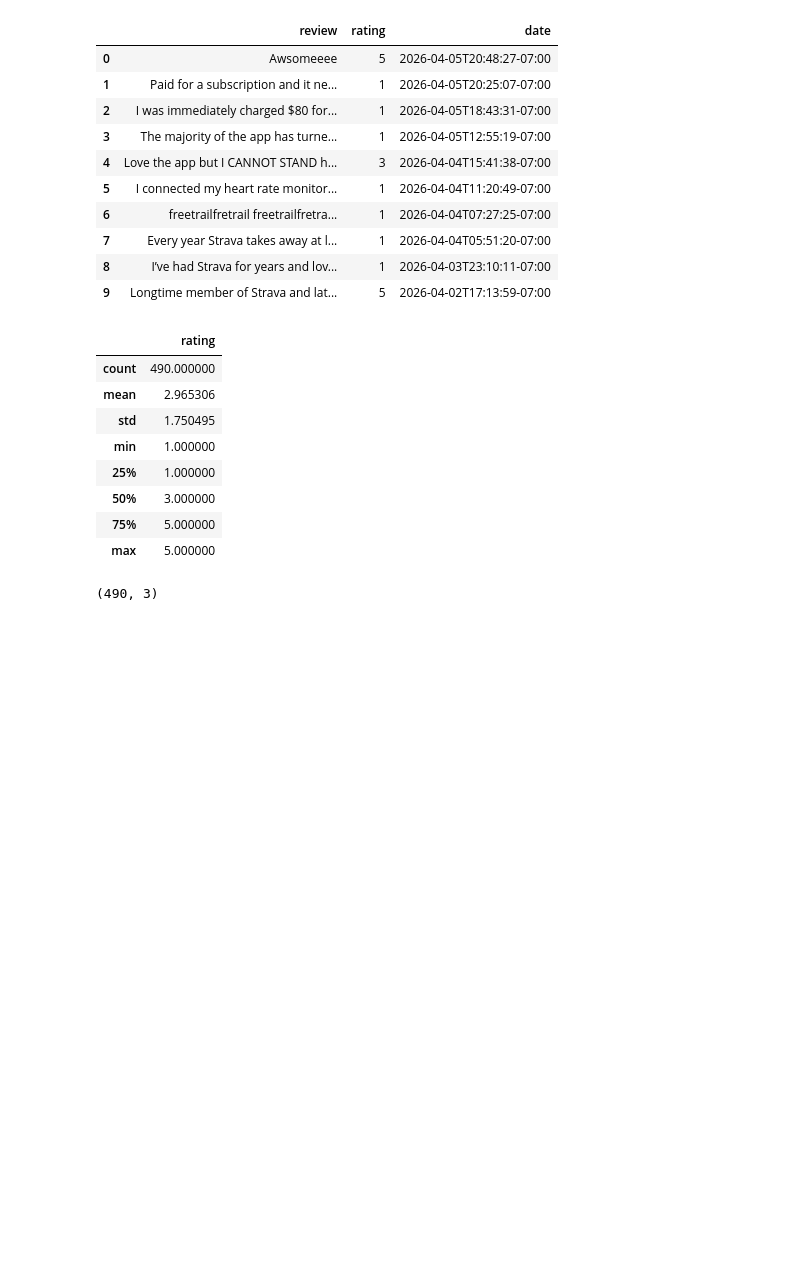
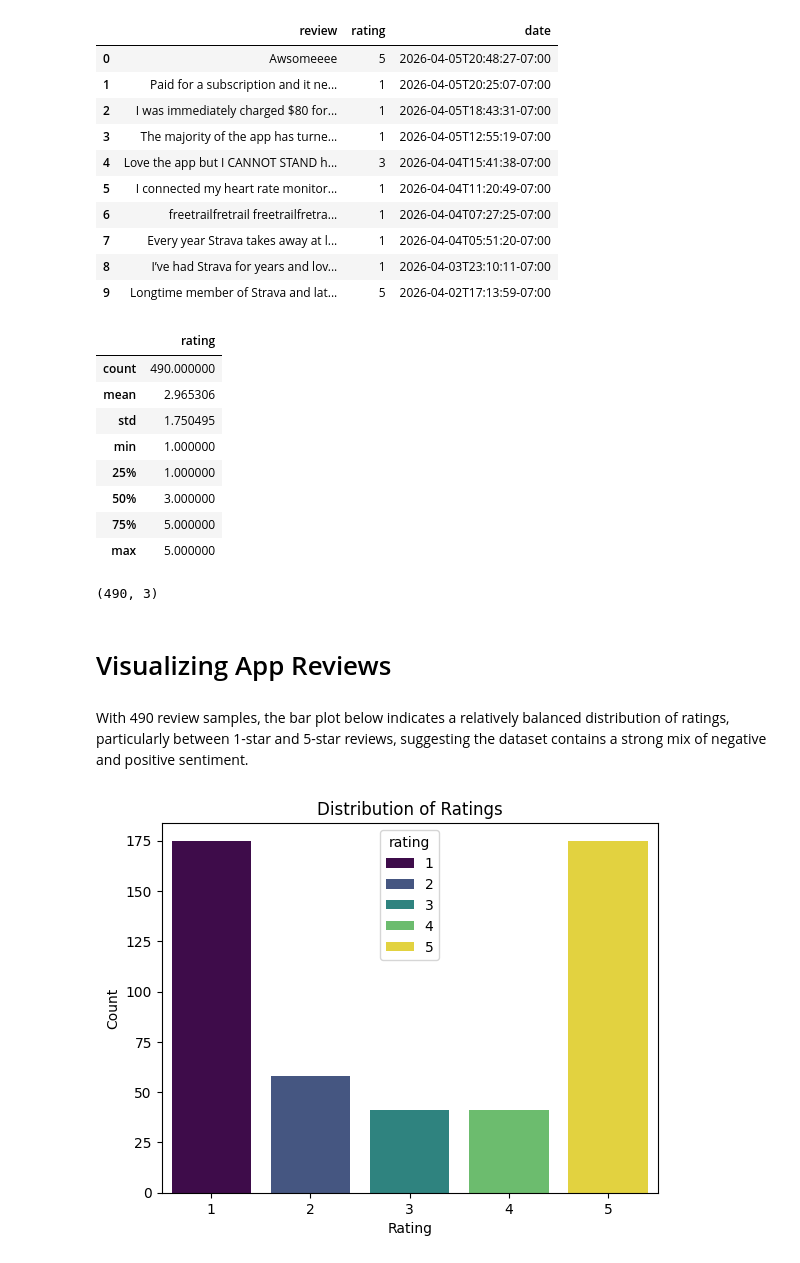
Before and after one commit to geoffreycloud/ios-app-review-insights, a Jupyter notebook: Sentiment_Analysis.ipynb, the cells around one changed output. Drawn from its saved outputs; the diff is of its cells as text; code cells hidden in the pictures; blank space fills up the shorter version.

Commit message:
Visualized review data before transformations

```diff
--- a/Sentiment_Analysis.ipynb
+++ b/Sentiment_Analysis.ipynb
@@ -27,3 +32,16 @@ display(df_reviews.head(10), df_reviews.describe(), df_reviews.shape)
 | 75% | 5.000000 |
 | max | 5.000000 |
 (490, 3)
+# %% [markdown]
+# Visualizing App Reviews
+# %% [markdown]
+With 490 review samples, the bar plot below indicates a relatively balanced distribution of ratings, particularly between 1-star and 5-star reviews, suggesting the dataset contains a strong mix of negative and positive sentiment.
+# %%
+df_reviews_counts = df_reviews["rating"].value_counts().sort_index()
+sns.barplot(x=df_reviews_counts.index, y=df_reviews_counts.values, hue=df_reviews_counts.index, palette="viridis")
+plt.title("Distribution of Ratings")
+plt.xlabel("Rating")
+plt.ylabel("Count")
+plt.show()
+# %% [output]
+[figure, added]
```
Also changed, not shown: parts of 8 cells of this notebook.
